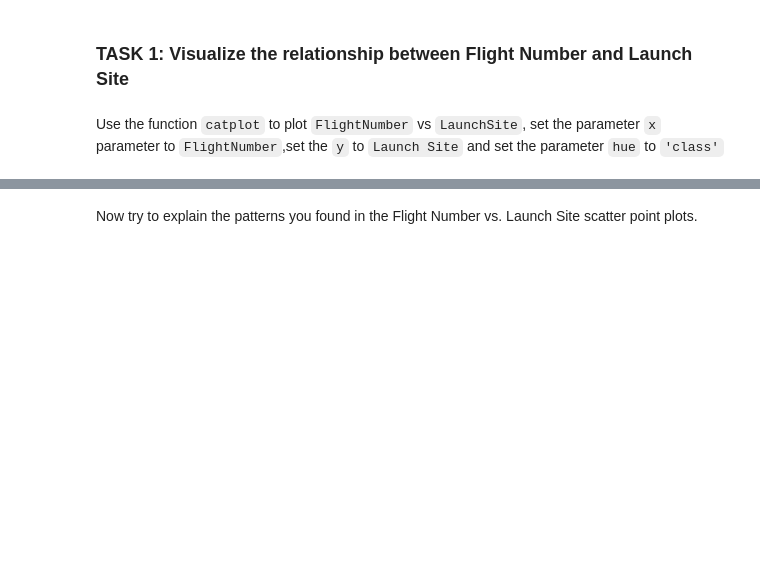
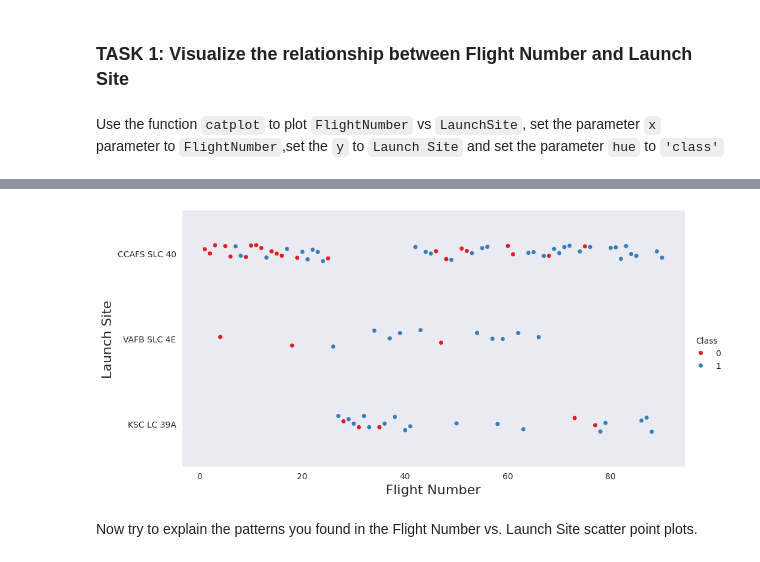
Before and after one commit to anirudh-data-science/DataScience_Projects, a Jupyter notebook: jupyter_labs_eda_dataviz.ipynb, the cells around one changed output, grey strips where cells are left out. Saved outputs shown, nothing was run; the diff lists cells and outputs as text; code cells hidden in the pictures; blank space fills up the shorter version.

```diff
--- a/jupyter_labs_eda_dataviz.ipynb
+++ b/jupyter_labs_eda_dataviz.ipynb
@@ -100,3 +100,29 @@ plt.show()                                # Display the plot
+# %%
+import seaborn as sns
+import matplotlib.pyplot as plt
+
+# Set the background color to black
+sns.set_style("dark")
+
+# Plot the scatter plot
+sns.catplot(
+    x="FlightNumber",  # Set FlightNumber on the x-axis
+    y="LaunchSite",    # Set LaunchSite on the y-axis
+    hue="Class",       # Use 'Class' as the hue variable
+    data=df,            # Data to plot from the dataframe
+    aspect=2,           # Adjust plot aspect ratio (optional)
+    kind="strip",       # Use strip plot
+    palette="Set1",     # Set color palette
+)
+
+# Label the axes
+plt.xlabel("Flight Number", fontsize=16)
+plt.ylabel("Launch Site", fontsize=16)
+
+# Show the plot
+plt.show()
+# %% [output]
+[figure, added]
 # %% [markdown]
 Now try to explain the patterns you found in the Flight Number vs. Launch Site scatter point plots.
 # %% [markdown]
```
Also changed, not shown: parts of 8 cells of this notebook.
